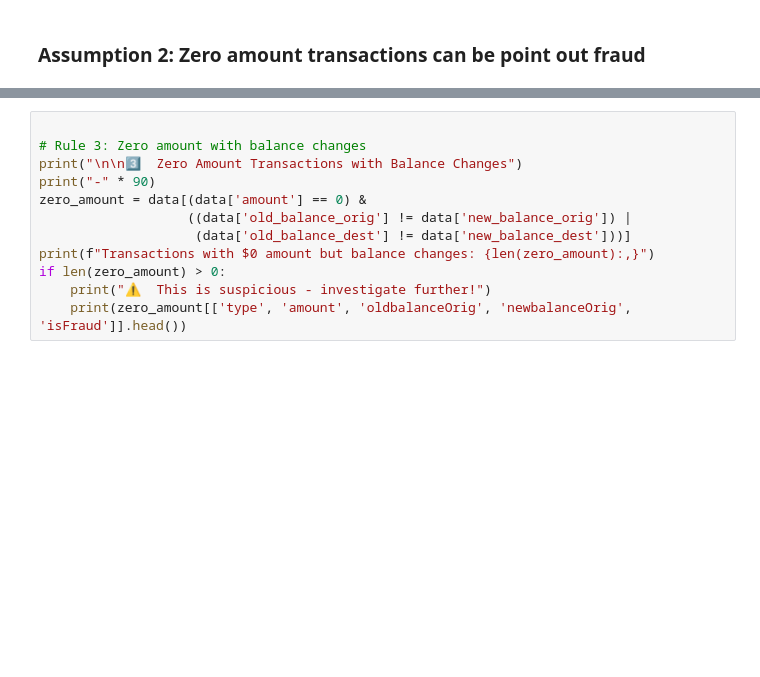
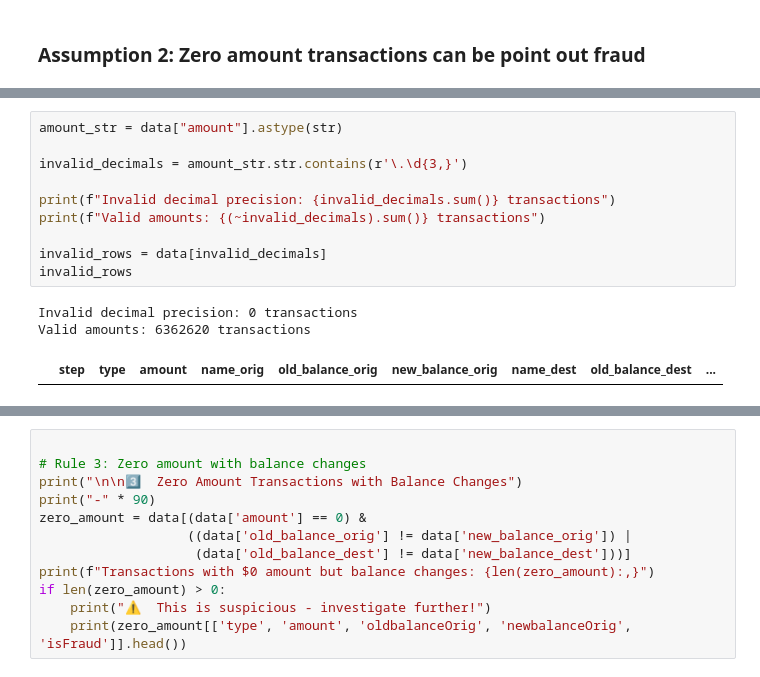
Before and after one commit to amaldu/fraud_detection, a Jupyter notebook: notebooks/00_data_quality.ipynb, the cells around one changed output, grey strips where cells are left out. Saved outputs shown, nothing was run; the diff lists cells and outputs as text; blank space fills up the shorter version.

```diff
--- a/notebooks/00_data_quality.ipynb
+++ b/notebooks/00_data_quality.ipynb
@@ -376,0 +366,14 @@ CASH_IN         Inconsistent: 1,399,284 /  1,399,284 (100.00%)
+# %%
+amount_str = data["amount"].astype(str)
+
+invalid_decimals = amount_str.str.contains(r'\.\d{3,}')
+
+print(f"Invalid decimal precision: {invalid_decimals.sum()} transactions")
+print(f"Valid amounts: {(~invalid_decimals).sum()} transactions")
+
+invalid_rows = data[invalid_decimals]
+invalid_rows
+# %% [output]
+Invalid decimal precision: 0 transactions
+Valid amounts: 6362620 transactions
+|  | step | type | amount | name_orig | old_balance_orig | new_balance_orig | name_dest | old_balance_dest | ... |
```
Also changed, not shown: parts of 18 cells of this notebook.
